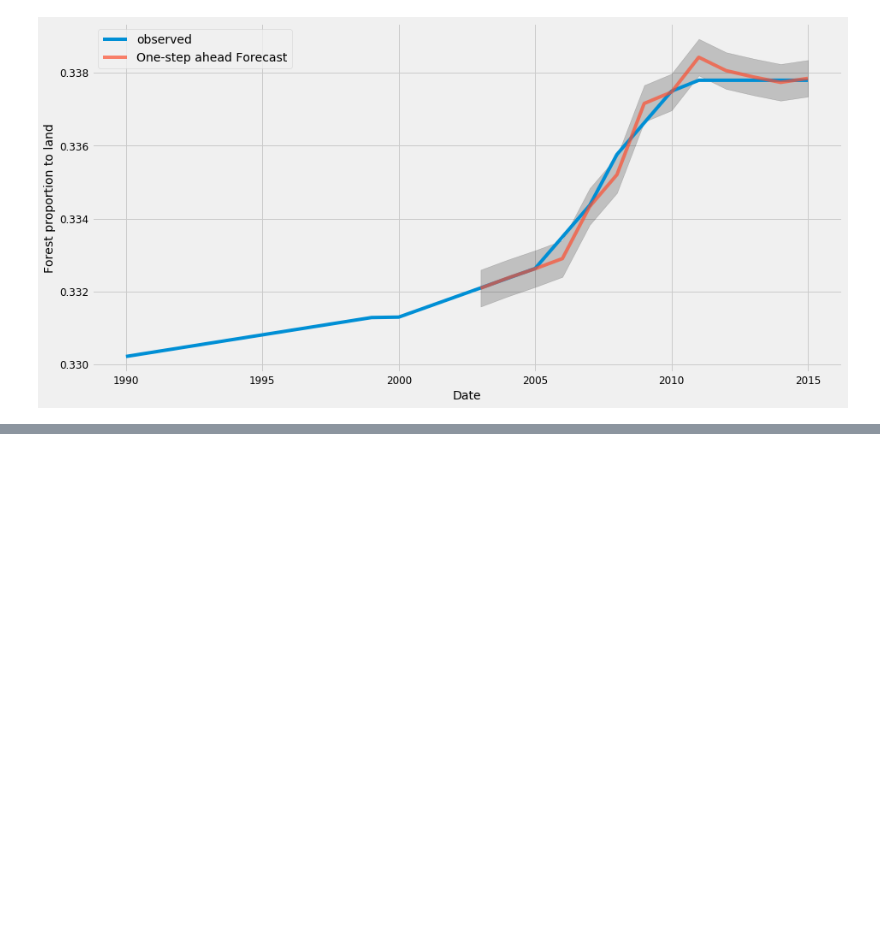
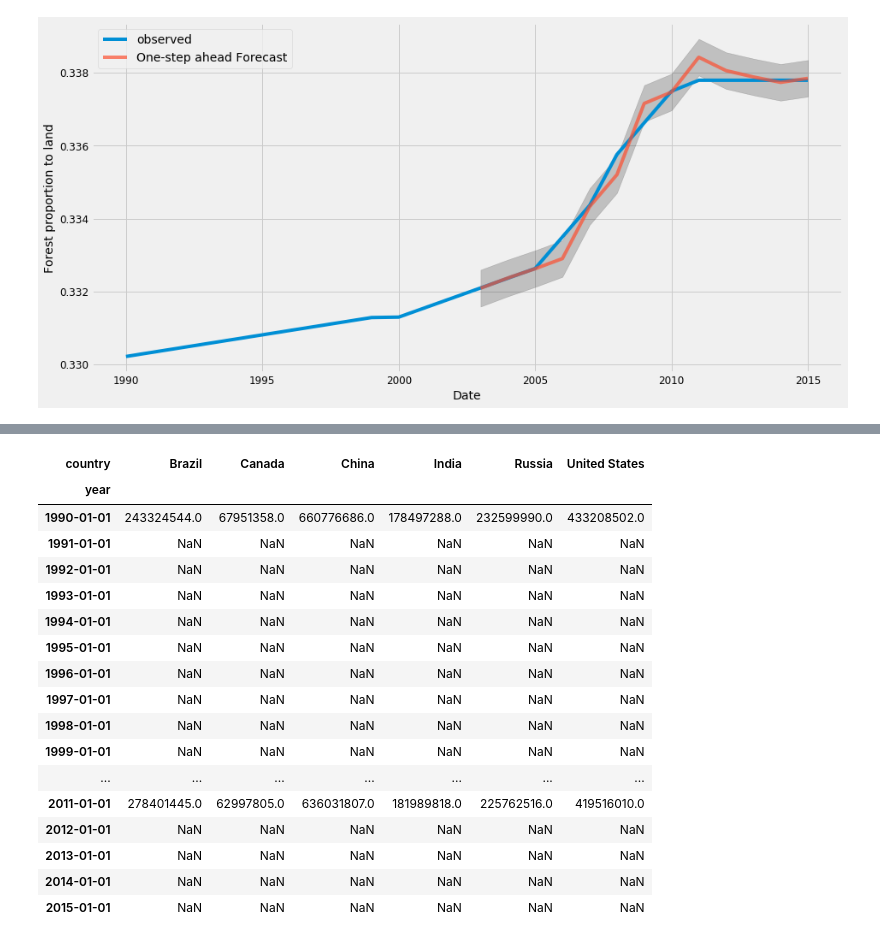
Before and after one commit to deforestation-dashboard/build_deforestationDash_DS1, a Jupyter notebook: Deforestation_model_Josh.ipynb, the cells around one changed output, grey strips where cells are left out. Drawn from its saved outputs; the diff is of its cells as text; code cells hidden in the pictures; blank space fills up the shorter version.

```diff
--- a/Deforestation_model_Josh.ipynb
+++ b/Deforestation_model_Josh.ipynb
@@ -136 +141,22 @@ pred_uc.predicted_mean
 Freq: AS-JAN, dtype: float64
+# %%
+df_final.total_land_usage
+# %% [output]
+| country | Brazil | Canada | China | India | Russia | United States |
+| year |  |  |  |  |  |  |
+| 1990-01-01 | 243324544.0 | 67951358.0 | 660776686.0 | 178497288.0 | 232599990.0 | 433208502.0 |
+| 1991-01-01 | NaN | NaN | NaN | NaN | NaN | NaN |
+| 1992-01-01 | NaN | NaN | NaN | NaN | NaN | NaN |
+| 1993-01-01 | NaN | NaN | NaN | NaN | NaN | NaN |
+| 1994-01-01 | NaN | NaN | NaN | NaN | NaN | NaN |
+| 1995-01-01 | NaN | NaN | NaN | NaN | NaN | NaN |
+| 1996-01-01 | NaN | NaN | NaN | NaN | NaN | NaN |
+| 1997-01-01 | NaN | NaN | NaN | NaN | NaN | NaN |
+| 1998-01-01 | NaN | NaN | NaN | NaN | NaN | NaN |
+| 1999-01-01 | NaN | NaN | NaN | NaN | NaN | NaN |
+| ... | ... | ... | ... | ... | ... | ... |
+| 2011-01-01 | 278401445.0 | 62997805.0 | 636031807.0 | 181989818.0 | 225762516.0 | 419516010.0 |
+| 2012-01-01 | NaN | NaN | NaN | NaN | NaN | NaN |
+| 2013-01-01 | NaN | NaN | NaN | NaN | NaN | NaN |
+| 2014-01-01 | NaN | NaN | NaN | NaN | NaN | NaN |
+| 2015-01-01 | NaN | NaN | NaN | NaN | NaN | NaN |
```
Also changed, not shown: parts of 3 cells of this notebook.
